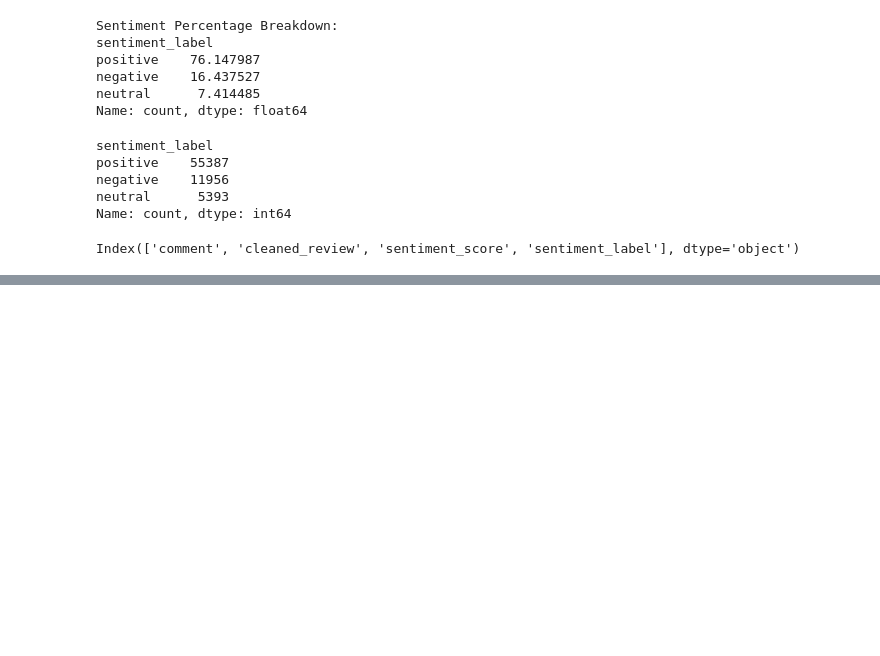
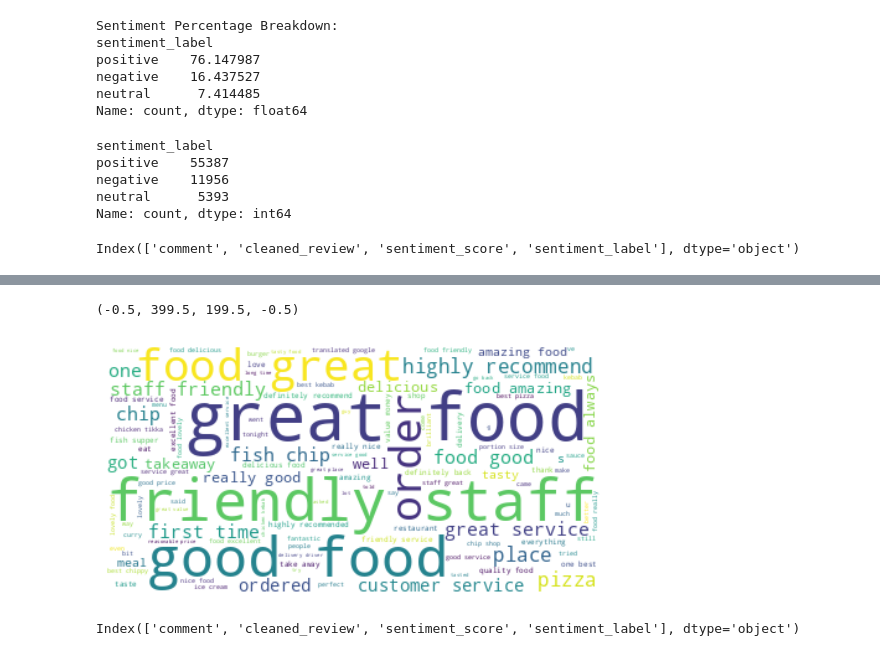
Before and after one commit to Milad-agdam/sentiment-analysis, a Jupyter notebook: GoogleReviewSentimentAnalysis/src/main.ipynb, the cells around one changed output, grey strips where cells are left out. Cells and saved outputs as stored; diff of their text form; code cells hidden in the pictures; blank space fills up the shorter version.

```diff
--- a/GoogleReviewSentimentAnalysis/src/main.ipynb
+++ b/GoogleReviewSentimentAnalysis/src/main.ipynb
@@ -189,9 +189,3 @@ import plotly.express as px
 df.columns
 # %% [output]
 Index(['comment', 'cleaned_review', 'sentiment_score', 'sentiment_label'], dtype='object')
-# %%
-
-
-plt.rc('font', size=14)
-df.plot(sizes=df['sentiment_score'], label=df['cleaned_review'] , alpha=0.7)
-plt.axis('off')
@@ -200,0 +207,16 @@ AttributeError: Line2D.set() got an unexpected keyword argument 'sizes'
+# %%
+# Word Cloud - Requires additional library: wordcloud
+from wordcloud import WordCloud
+
+positive_comments = df["cleaned_review"][df['sentiment_label']  == "positive"]
+positive_text = " ".join(comment for comment in positive_comments)
+wordcloud = WordCloud(background_color="white", ).generate(positive_text)
+plt.imshow(wordcloud, interpolation='bilinear')
+plt.axis('off')
+# %% [output]
+(-0.5, 399.5, 199.5, -0.5)
+[figure, added]
+# %%
+df.columns
+# %% [output]
+Index(['comment', 'cleaned_review', 'sentiment_score', 'sentiment_label'], dtype='object')
```
Also changed, not shown: parts of 4 cells of this notebook, 1 other file.
